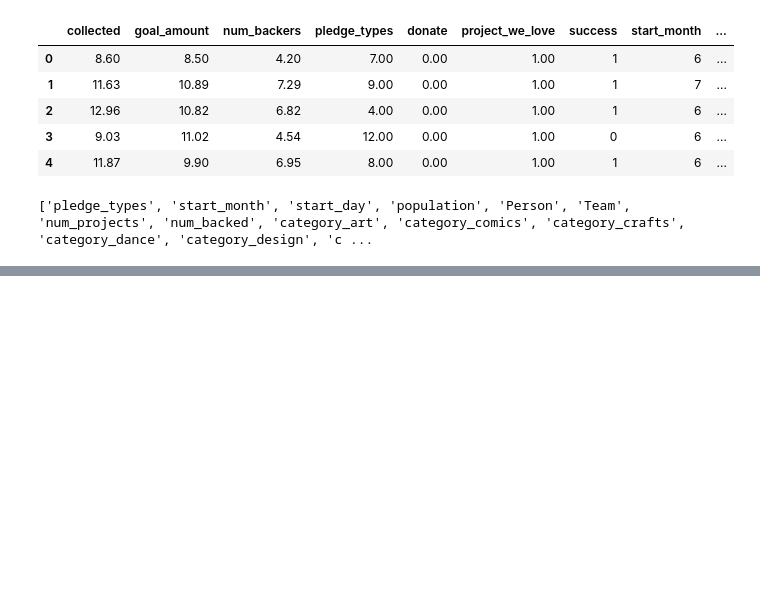
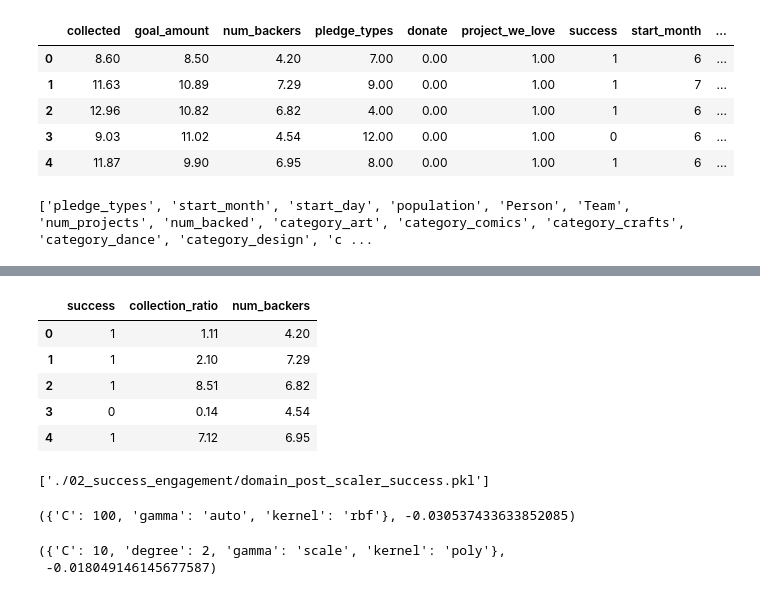
Before and after one commit to Akhil-Theerthala/Crowdfunding-Social-Media-Drivers, a Jupyter notebook: Modelling/02 - engagement_success.ipynb, the cells around one changed output, grey strips where cells are left out. Saved outputs shown, nothing was run; the diff lists cells and outputs as text; code cells hidden in the pictures; blank space fills up the shorter version.

```diff
--- a/Modelling/02 - engagement_success.ipynb
+++ b/Modelling/02 - engagement_success.ipynb
@@ -126,2 +133,2 @@ print(common_features)
 # %%
-domain_engagement = pd.read_csv('/workspaces/Crowdfunding-Social-Media-Drivers/Data/final_datasets/domain_engagement.csv')
+domain_post = pd.read_csv('/workspaces/Crowdfunding-Social-Media-Drivers/Data/final_datasets/domain_post.csv')
@@ -168,0 +135,78 @@ Selected models [Using LazyPredict]
+# %%
+domain_post.loc[:,target_cols].head()
+# %% [output]
+|  | success | collection_ratio | num_backers |
+| 0 | 1 | 1.11 | 4.20 |
+| 1 | 1 | 2.10 | 7.29 |
+| 2 | 1 | 8.51 | 6.82 |
+| 3 | 0 | 0.14 | 4.54 |
+| 4 | 1 | 7.12 | 6.95 |
+# %%
+# Split the data into training and testing sets
+X_train, X_test, y_train, y_test = train_test_split(domain_post.drop(target_cols, axis=1), domain_post[target_cols], test_size=0.2, random_state=42, stratify=domain_post.success)
+
+# Load the scaler
+scaler = MinMaxScaler()
+#load from scaler.pkl
+# scaler = joblib.load('./02_success_engagement/domain_engagement_scaler.pkl')
+# scaler = joblib.load('./02_success_engagement/domain_post_scaler.pkl')
+
+
+# Scale the training and testing data
+X_train_scaled = scaler.fit_transform(X_train)
+X_test_scaled = scaler.transform(X_test)
+
+# Save the scaler
+joblib.dump(scaler, './02_success_engagement/domain_post_scaler_success.pkl')
+# %% [output]
+['./02_success_engagement/domain_post_scaler_success.pkl']
+# %%
+from sklearn.model_selection import GridSearchCV
+
+# Define the parameter grid
+param_grid = {
+    'C': [0.1, 1, 10, 100],
+    'kernel': ['linear', 'rbf', 'poly'],
+    'gamma': ['scale', 'auto'],
+
+}
+
+# Create the SVM model
+svm_model = SVR()
+
+
+
+# Fit the grid search to the data
+grid_search = GridSearchCV(estimator=svm_model, param_grid=param_grid, scoring='r2', cv=5)
+grid_search.fit(X_train_scaled, y_train.iloc[:,1])
+
+# Get the best parameters and best score
+best_params = grid_search.best_params_
+best_score = grid_search.best_score_
+
+best_params, best_score
+# %% [output]
+({'C': 100, 'gamma': 'auto', 'kernel': 'rbf'}, -0.030537433633852085)
+# %%
+param_grid = {
+    'kernel': ['poly', 'rbf'],
+    'gamma': ['scale'],
+    'C': [10, 100, 1000],
+    'degree': [1,2,3,4,5,6,7,8,9,10]
+}
+
+# Create the SVM model
+svm_model = SVR()
+
+# Fit the grid search to the data
+grid_search = GridSearchCV(estimator=svm_model, param_grid=param_grid, scoring='r2', cv=5)
+grid_search.fit(X_train_scaled, y_train.iloc[:,1])
+
+# Get the best parameters and best score
+best_params = grid_search.best_params_
+best_score = grid_search.best_score_
+
+best_params, best_score
+# %% [output]
+({'C': 10, 'degree': 2, 'gamma': 'scale', 'kernel': 'poly'},
+ -0.018049146145677587)
```
Also changed, not shown: parts of 10 cells of this notebook, 15 other files.
